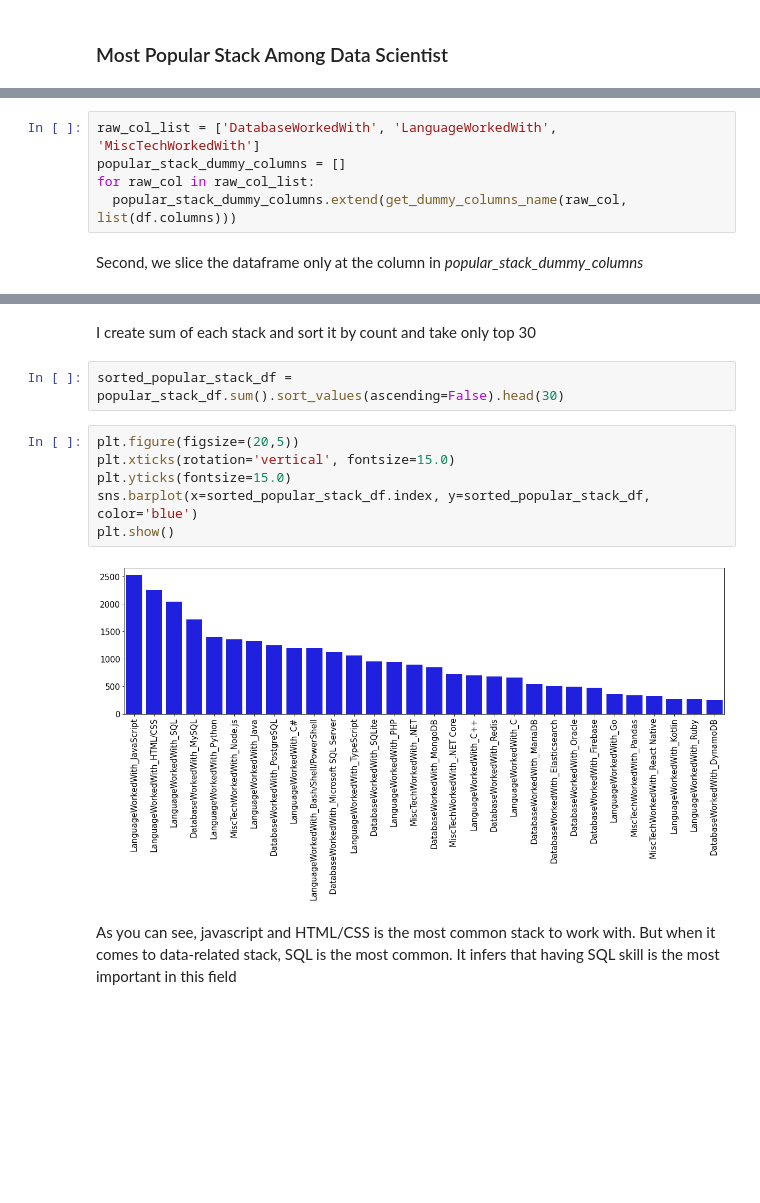
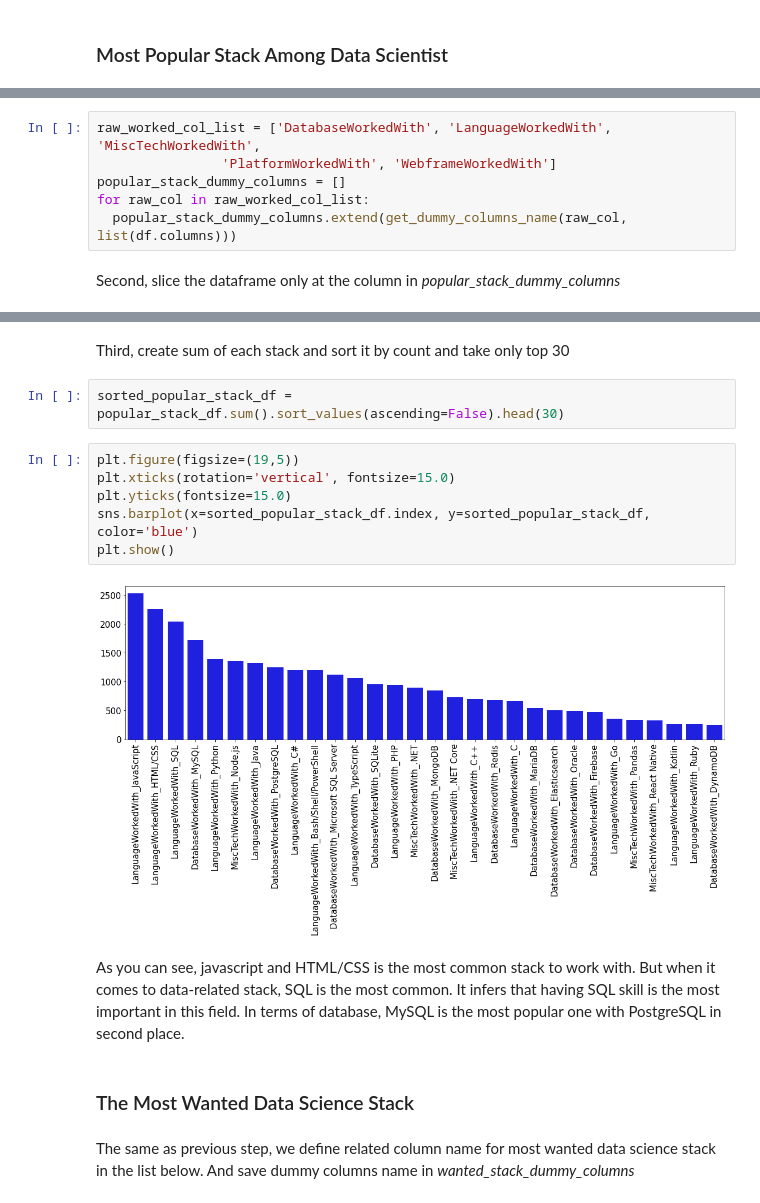
Before and after one commit to fahmiduldul/ds-blog-post, a Jupyter notebook: main.ipynb, the cells around one changed output, grey strips where cells are left out. Drawn from its saved outputs; the diff is of its cells as text; blank space fills up the shorter version.

```diff
--- a/main.ipynb
+++ b/main.ipynb
@@ -207,10 +207,11 @@ First, we get the column name that's related to the stack that mostly used by da
 # %%
-raw_col_list = ['DatabaseWorkedWith', 'LanguageWorkedWith', 'MiscTechWorkedWith']
+raw_worked_col_list = ['DatabaseWorkedWith', 'LanguageWorkedWith', 'MiscTechWorkedWith',
+                'PlatformWorkedWith', 'WebframeWorkedWith']
 popular_stack_dummy_columns = []
-for raw_col in raw_col_list:
+for raw_col in raw_worked_col_list:
   popular_stack_dummy_columns.extend(get_dummy_columns_name(raw_col, list(df.columns)))
 # %% [markdown]
-Second, we slice the dataframe only at the column in *popular_stack_dummy_columns*
+Second, slice the dataframe only at the column in *popular_stack_dummy_columns*
 # %%
 popular_stack_df = df[dummified_popular_stack_columns]
 popular_stack_df.head()
@@ -222,16 +223,20 @@ popular_stack_df.head()
 | 49 | False | True | False | False | ... |
 | 51 | False | False | True | False | ... |
 # %% [markdown]
-I create sum of each stack and sort it by count and take only top 30
+Third, create sum of each stack and sort it by count and take only top 30
 # %%
 sorted_popular_stack_df = popular_stack_df.sum().sort_values(ascending=False).head(30)
 # %%
-plt.figure(figsize=(20,5))
+plt.figure(figsize=(19,5))
 plt.xticks(rotation='vertical', fontsize=15.0)
 plt.yticks(fontsize=15.0)
 sns.barplot(x=sorted_popular_stack_df.index, y=sorted_popular_stack_df, color='blue')
 plt.show()
 # %% [output]
-[figure, old version]
+[figure, new version]
 # %% [markdown]
-As you can see, javascript and HTML/CSS is the most common stack to work with. But when it comes to data-related stack, SQL is the most common. It infers that having SQL skill is the most important in this field
+As you can see, javascript and HTML/CSS is the most common stack to work with. But when it comes to data-related stack, SQL is the most common. It infers that having SQL skill is the most important in this field. In terms of database, MySQL is the most popular one with PostgreSQL in second place.
+# %% [markdown]
+### The Most Wanted Data Science Stack
+# %% [markdown]
+The same as previous step, we define related column name for most wanted data science stack in the list below. And save dummy columns name in *wanted_stack_dummy_columns*
```
Also changed, not shown: parts of 9 cells of this notebook.
